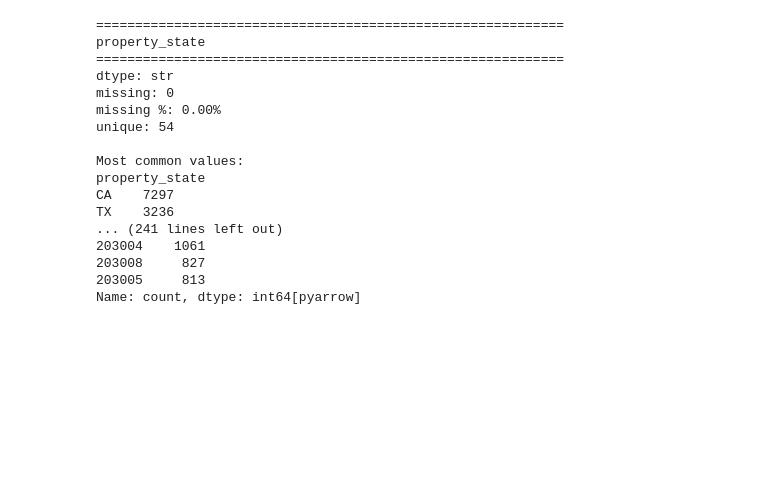
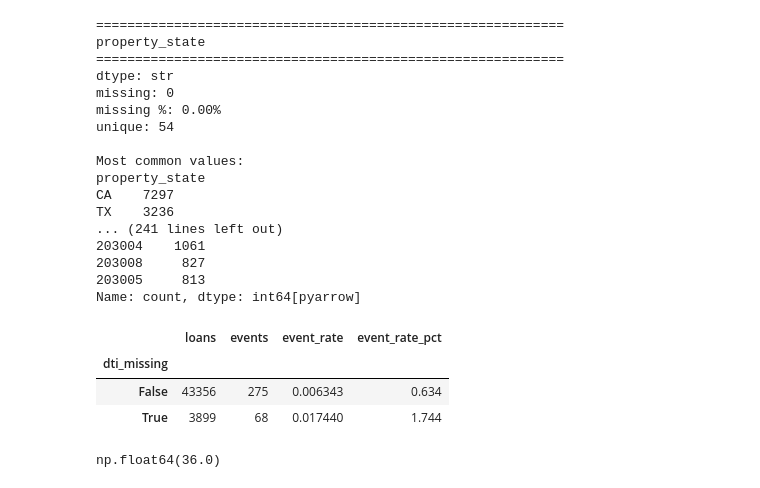
Before and after one commit to dhrumilvora/mortgage-credit-risk, a Jupyter notebook: test.ipynb, the cells around one changed output. Saved outputs shown, nothing was run; the diff lists cells and outputs as text; code cells hidden in the pictures; blank space fills up the shorter version.

```diff
--- a/test.ipynb
+++ b/test.ipynb
@@ -471,3 +471,28 @@ TX    3236
 203008     827
 203005     813
 Name: count, dtype: int64[pyarrow]
+# %%
+eda = model_base.copy()
+
+eda["dti_missing"] = eda["original_dti"].eq(999)
+
+dti_missing_summary = eda.groupby("dti_missing")["ever_90dpd_24m"].agg(
+    loans="size",
+    events="sum",
+    event_rate="mean",
+)
+
+dti_missing_summary["event_rate_pct"] = (dti_missing_summary["event_rate"] * 100).round(
+    3
+)
+
+display(dti_missing_summary)
+# %% [output]
+|  | loans | events | event_rate | event_rate_pct |
+| dti_missing |  |  |  |  |
+| False | 43356 | 275 | 0.006343 | 0.634 |
+| True | 3899 | 68 | 0.017440 | 1.744 |
+# %%
+model_base["original_dti"].median()
+# %% [output]
+np.float64(36.0)
```
Also changed, not shown: parts of 3 cells of this notebook, 9 other files.
